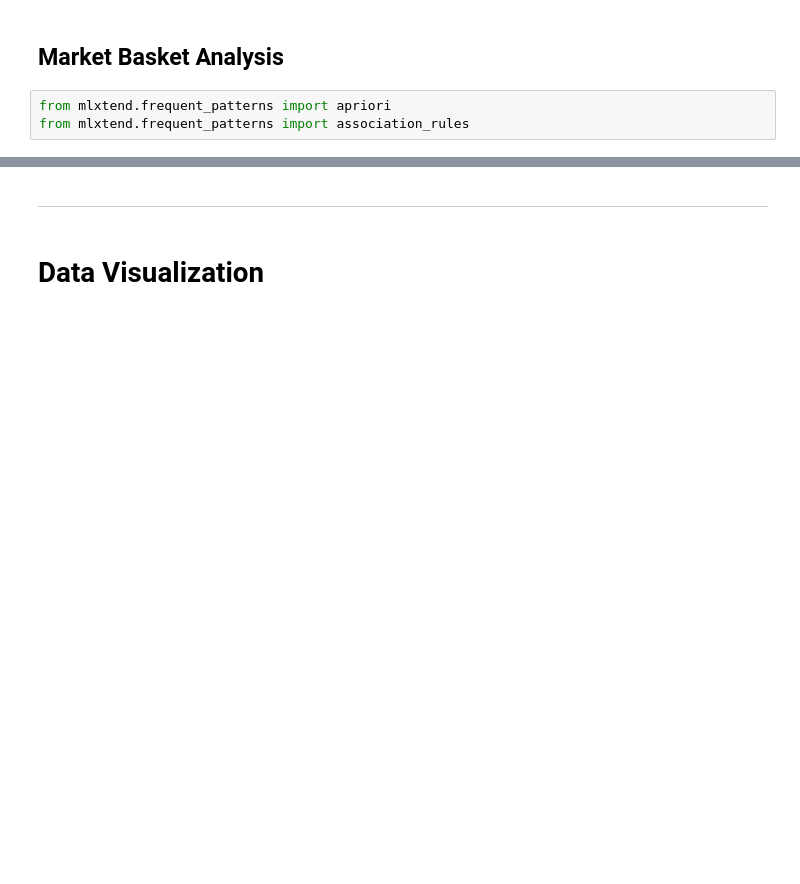
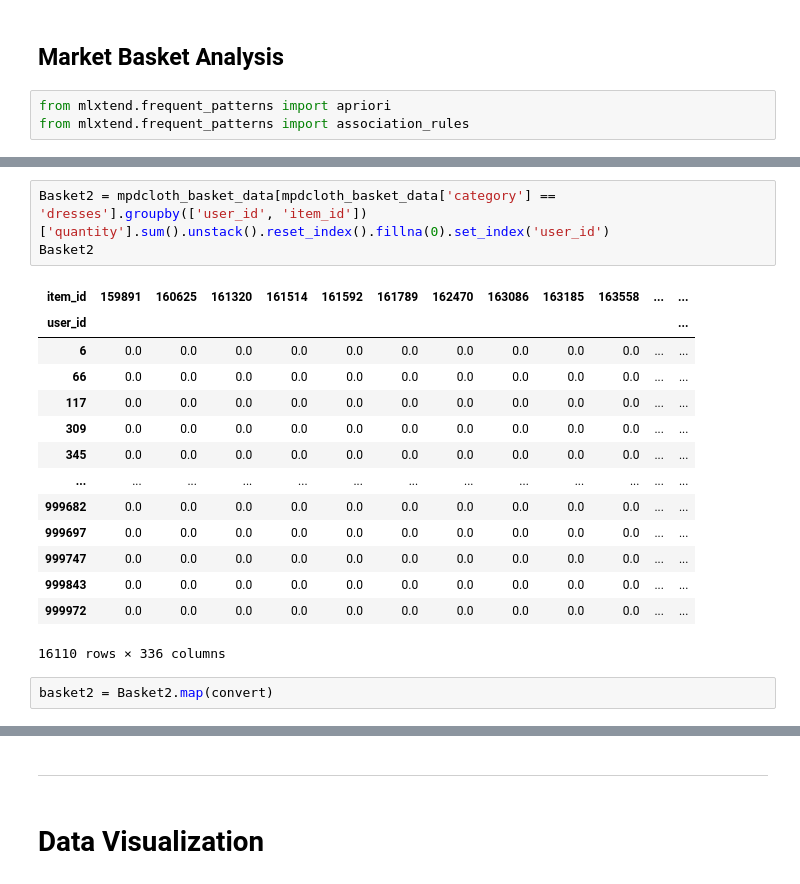
Before and after one commit to LuiisClaudio/mod-cloth, a Jupyter notebook: LuisMartins_CA2.ipynb, the cells around one changed output, grey strips where cells are left out. Drawn from its saved outputs; the diff is of its cells as text; blank space fills up the shorter version.

```diff
--- a/LuisMartins_CA2.ipynb
+++ b/LuisMartins_CA2.ipynb
@@ -1019,0 +917,20 @@ rules_fp1.head()
+# %%
+Basket2 = mpdcloth_basket_data[mpdcloth_basket_data['category'] == 'dresses'].groupby(['user_id', 'item_id'])['quantity'].sum().unstack().reset_index().fillna(0).set_index('user_id')
+Basket2
+# %% [output]
+| item_id | 159891 | 160625 | 161320 | 161514 | 161592 | 161789 | 162470 | 163086 | 163185 | 163558 | ... | ... |
+| user_id |  |  |  |  |  |  |  |  |  |  |  | ... |
+| 6 | 0.0 | 0.0 | 0.0 | 0.0 | 0.0 | 0.0 | 0.0 | 0.0 | 0.0 | 0.0 | ... | ... |
+| 66 | 0.0 | 0.0 | 0.0 | 0.0 | 0.0 | 0.0 | 0.0 | 0.0 | 0.0 | 0.0 | ... | ... |
+| 117 | 0.0 | 0.0 | 0.0 | 0.0 | 0.0 | 0.0 | 0.0 | 0.0 | 0.0 | 0.0 | ... | ... |
+| 309 | 0.0 | 0.0 | 0.0 | 0.0 | 0.0 | 0.0 | 0.0 | 0.0 | 0.0 | 0.0 | ... | ... |
+| 345 | 0.0 | 0.0 | 0.0 | 0.0 | 0.0 | 0.0 | 0.0 | 0.0 | 0.0 | 0.0 | ... | ... |
+| ... | ... | ... | ... | ... | ... | ... | ... | ... | ... | ... | ... | ... |
+| 999682 | 0.0 | 0.0 | 0.0 | 0.0 | 0.0 | 0.0 | 0.0 | 0.0 | 0.0 | 0.0 | ... | ... |
+| 999697 | 0.0 | 0.0 | 0.0 | 0.0 | 0.0 | 0.0 | 0.0 | 0.0 | 0.0 | 0.0 | ... | ... |
+| 999747 | 0.0 | 0.0 | 0.0 | 0.0 | 0.0 | 0.0 | 0.0 | 0.0 | 0.0 | 0.0 | ... | ... |
+| 999843 | 0.0 | 0.0 | 0.0 | 0.0 | 0.0 | 0.0 | 0.0 | 0.0 | 0.0 | 0.0 | ... | ... |
+| 999972 | 0.0 | 0.0 | 0.0 | 0.0 | 0.0 | 0.0 | 0.0 | 0.0 | 0.0 | 0.0 | ... | ... |
+16110 rows × 336 columns
+# %%
+basket2 = Basket2.map(convert)
```
Also changed, not shown: parts of 44 cells of this notebook.
